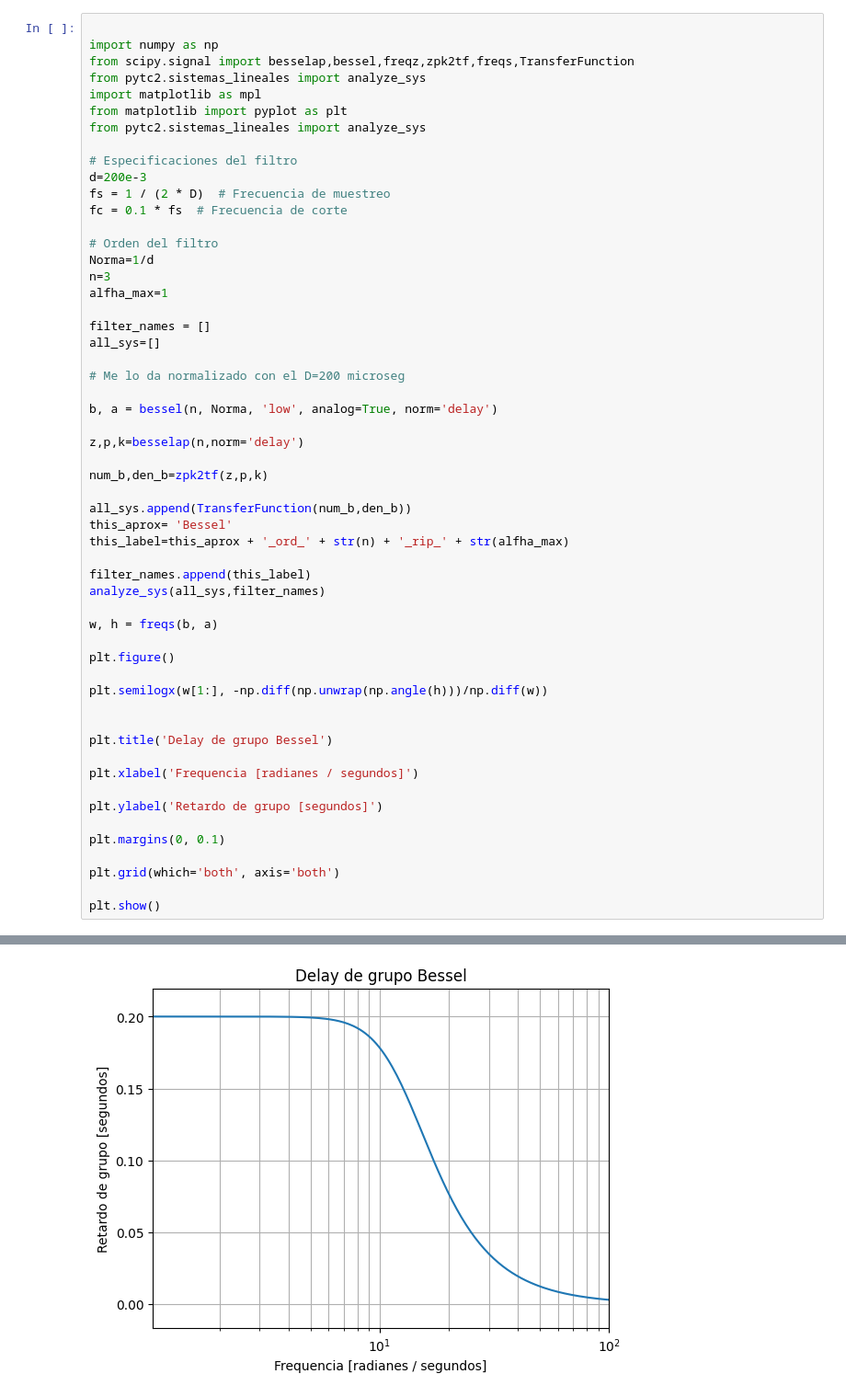
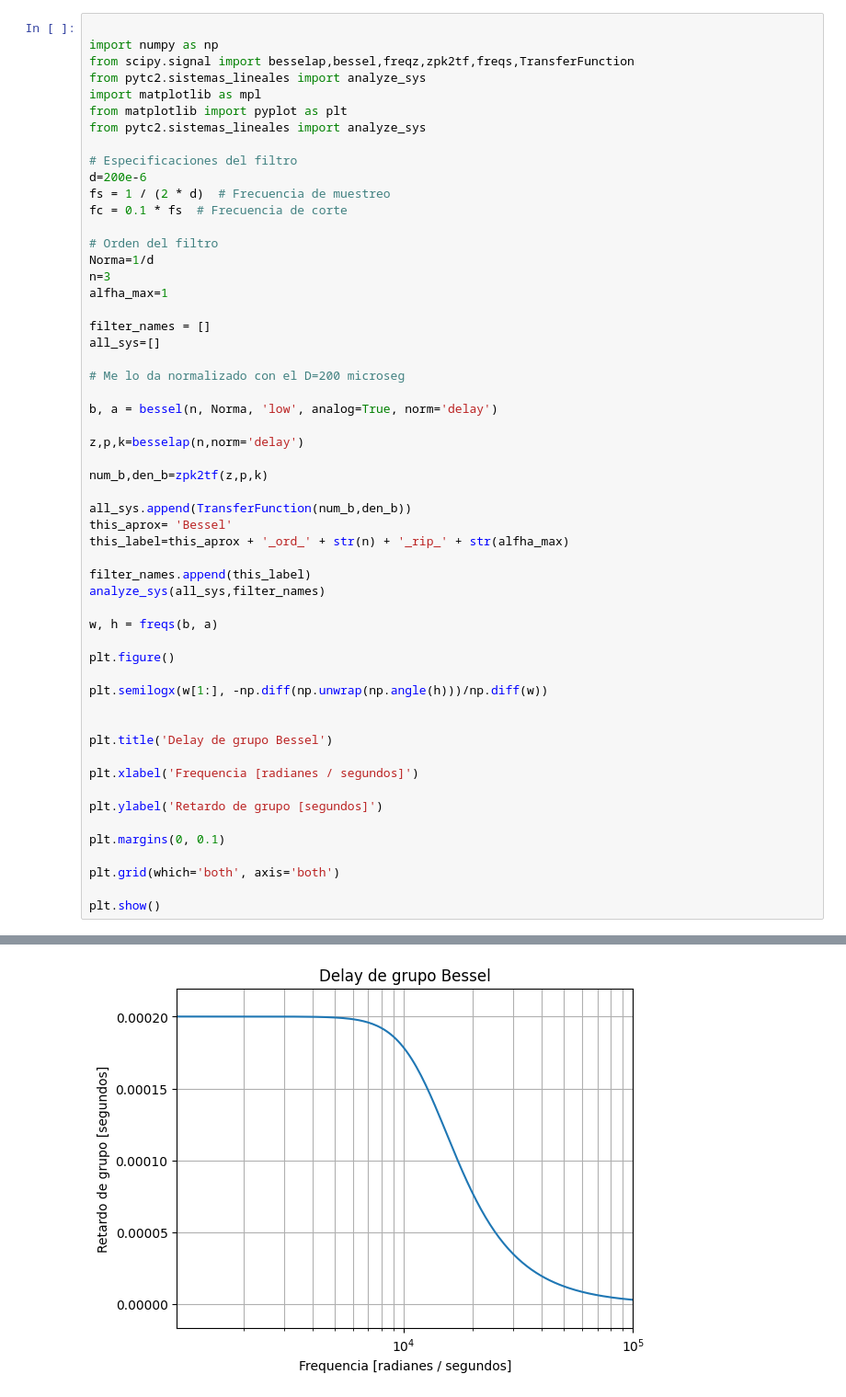
Before and after one commit to nicoalbano/Tc2, a Jupyter notebook: Tarea_semanal5_notebook.ipynb, the cells around one changed output, grey strips where cells are left out. Shown at 92% size. Drawn from its saved outputs; the diff is of its cells as text.

```diff
--- a/Tarea_semanal5_notebook.ipynb
+++ b/Tarea_semanal5_notebook.ipynb
@@ -72,8 +72,8 @@ from matplotlib import pyplot as plt
 from pytc2.sistemas_lineales import analyze_sys
 
 # Especificaciones del filtro
-d=200e-3
-fs = 1 / (2 * D)  # Frecuencia de muestreo
+d=200e-6
+fs = 1 / (2 * d)  # Frecuencia de muestreo
 fc = 0.1 * fs  # Frecuencia de corte
 
 # Orden del filtro
@@ -123,2 +123,2 @@ plt.show()
 [figure]
-[figure, old version]
+[figure, new version]
```
Also changed, not shown: parts of 1 cell of this notebook.
